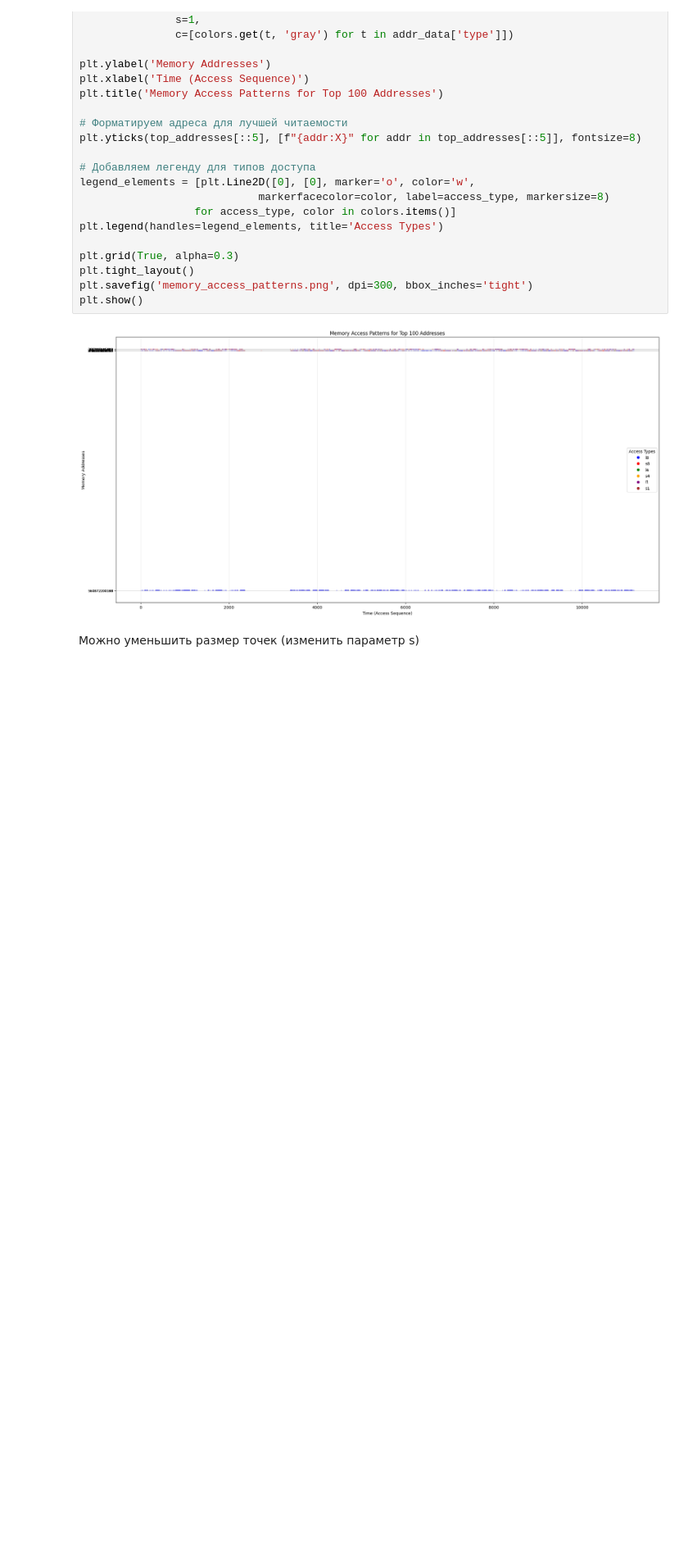
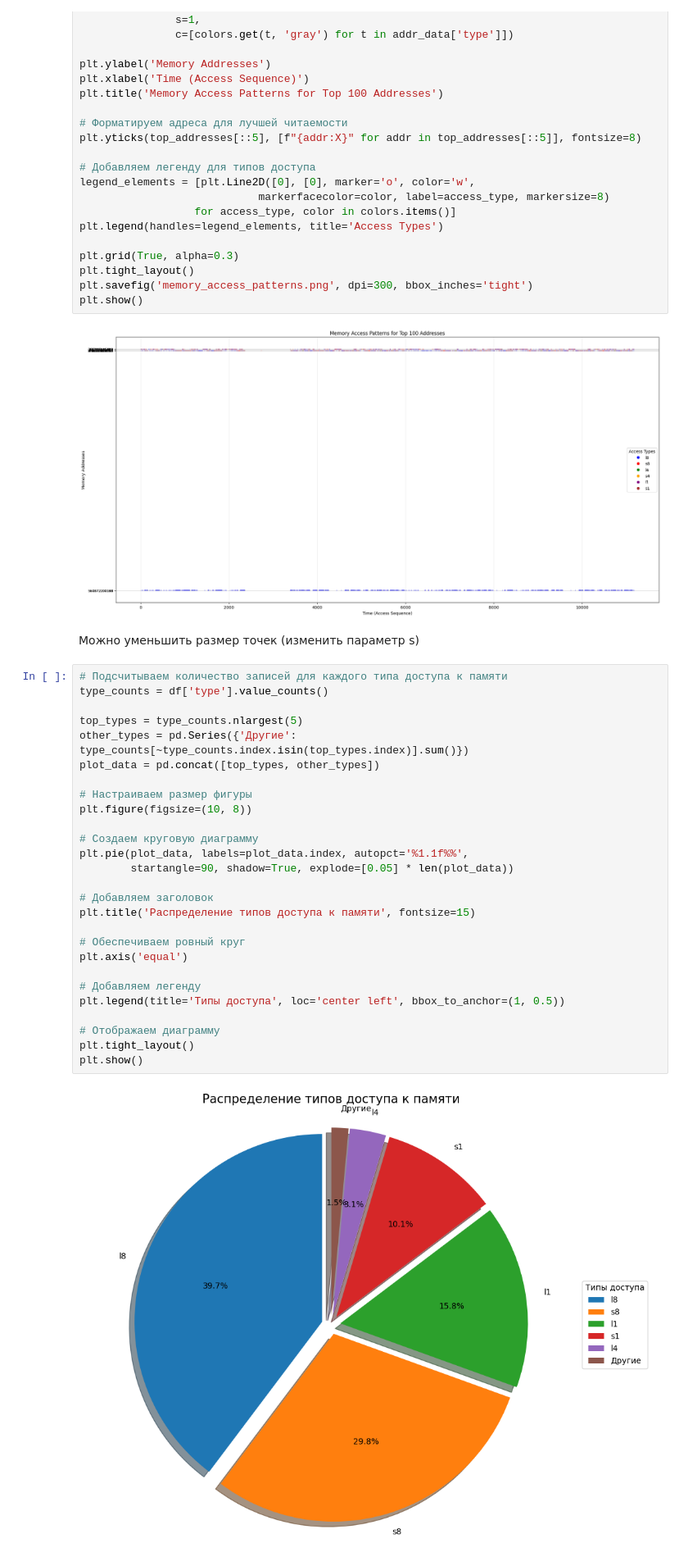
Before and after one commit to Owltop/diplom_viz, a Jupyter notebook: main.ipynb, the cells around one changed output. Shown at 82% size. Cells and saved outputs as stored; diff of their text form; blank space fills up the shorter version.

Commit message:
one more diagram

```diff
--- a/main.ipynb
+++ b/main.ipynb
@@ -398,3 +398,32 @@ plt.show()
 [figure]
 # %% [markdown]
 Можно уменьшить размер точек (изменить параметр s)
+# %%
+# Подсчитываем количество записей для каждого типа доступа к памяти
+type_counts = df['type'].value_counts()
+
+top_types = type_counts.nlargest(5)
+other_types = pd.Series({'Другие': type_counts[~type_counts.index.isin(top_types.index)].sum()})
+plot_data = pd.concat([top_types, other_types])
+
+# Настраиваем размер фигуры
+plt.figure(figsize=(10, 8))
+
+# Создаем круговую диаграмму
+plt.pie(plot_data, labels=plot_data.index, autopct='%1.1f%%',
+        startangle=90, shadow=True, explode=[0.05] * len(plot_data))
+
+# Добавляем заголовок
+plt.title('Распределение типов доступа к памяти', fontsize=15)
+
+# Обеспечиваем ровный круг
+plt.axis('equal')
+
+# Добавляем легенду
+plt.legend(title='Типы доступа', loc='center left', bbox_to_anchor=(1, 0.5))
+
+# Отображаем диаграмму
+plt.tight_layout()
+plt.show()
+# %% [output]
+[figure, added]
```
